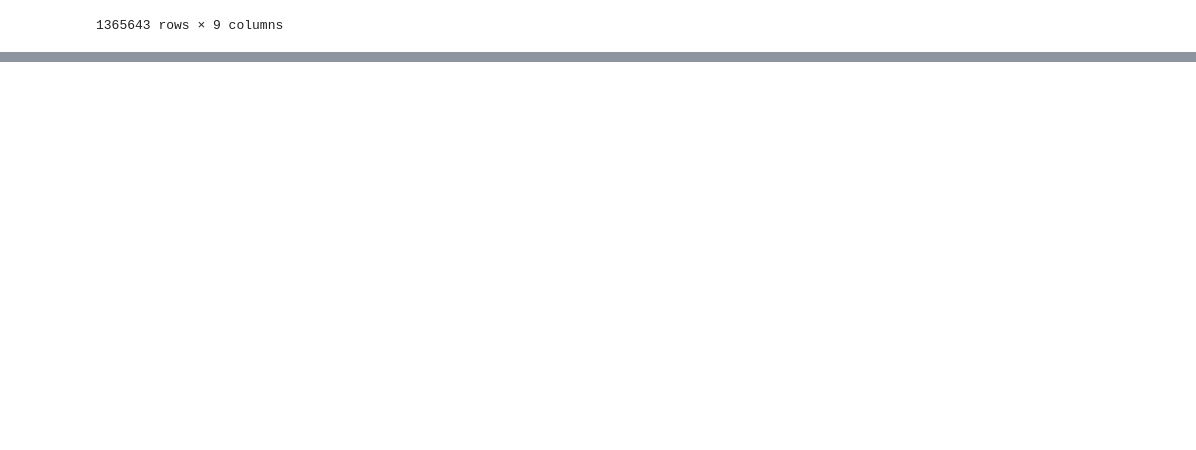
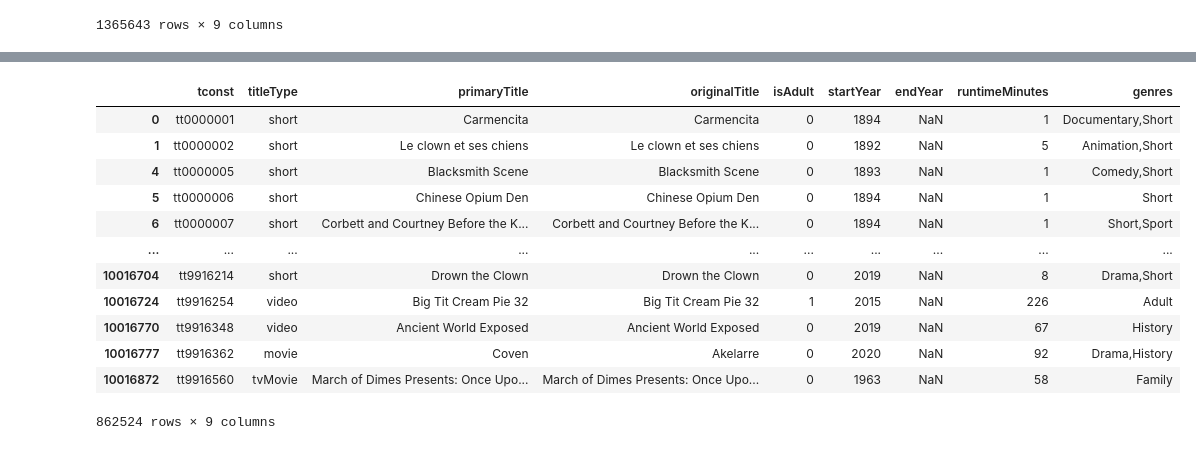
Before and after one commit to donmarcolaureano/Movie-Database, a Jupyter notebook: Movie-Database_Notebook.ipynb, the cells around one changed output, grey strips where cells are left out. Cells and saved outputs as stored; diff of their text form; code cells hidden in the pictures; blank space fills up the shorter version.

```diff
--- a/Movie-Database_Notebook.ipynb
+++ b/Movie-Database_Notebook.ipynb
@@ -83,0 +103,18 @@ basics
+# %%
+# Drop rows with null values in runtimeMinutes
+basics = basics.dropna(subset='runtimeMinutes')
+basics
+# %% [output]
+|  | tconst | titleType | primaryTitle | originalTitle | isAdult | startYear | endYear | runtimeMinutes | genres |
+| 0 | tt0000001 | short | Carmencita | Carmencita | 0 | 1894 | NaN | 1 | Documentary,Short |
+| 1 | tt0000002 | short | Le clown et ses chiens | Le clown et ses chiens | 0 | 1892 | NaN | 5 | Animation,Short |
+| 4 | tt0000005 | short | Blacksmith Scene | Blacksmith Scene | 0 | 1893 | NaN | 1 | Comedy,Short |
+| 5 | tt0000006 | short | Chinese Opium Den | Chinese Opium Den | 0 | 1894 | NaN | 1 | Short |
+| 6 | tt0000007 | short | Corbett and Courtney Before the K... | Corbett and Courtney Before the K... | 0 | 1894 | NaN | 1 | Short,Sport |
+| ... | ... | ... | ... | ... | ... | ... | ... | ... | ... |
+| 10016704 | tt9916214 | short | Drown the Clown | Drown the Clown | 0 | 2019 | NaN | 8 | Drama,Short |
+| 10016724 | tt9916254 | video | Big Tit Cream Pie 32 | Big Tit Cream Pie 32 | 1 | 2015 | NaN | 226 | Adult |
+| 10016770 | tt9916348 | video | Ancient World Exposed | Ancient World Exposed | 0 | 2019 | NaN | 67 | History |
+| 10016777 | tt9916362 | movie | Coven | Akelarre | 0 | 2020 | NaN | 92 | Drama,History |
+| 10016872 | tt9916560 | tvMovie | March of Dimes Presents: Once Upo... | March of Dimes Presents: Once Upo... | 0 | 1963 | NaN | 58 | Family |
+862524 rows × 9 columns
```
Also changed, not shown: parts of 7 cells of this notebook.
